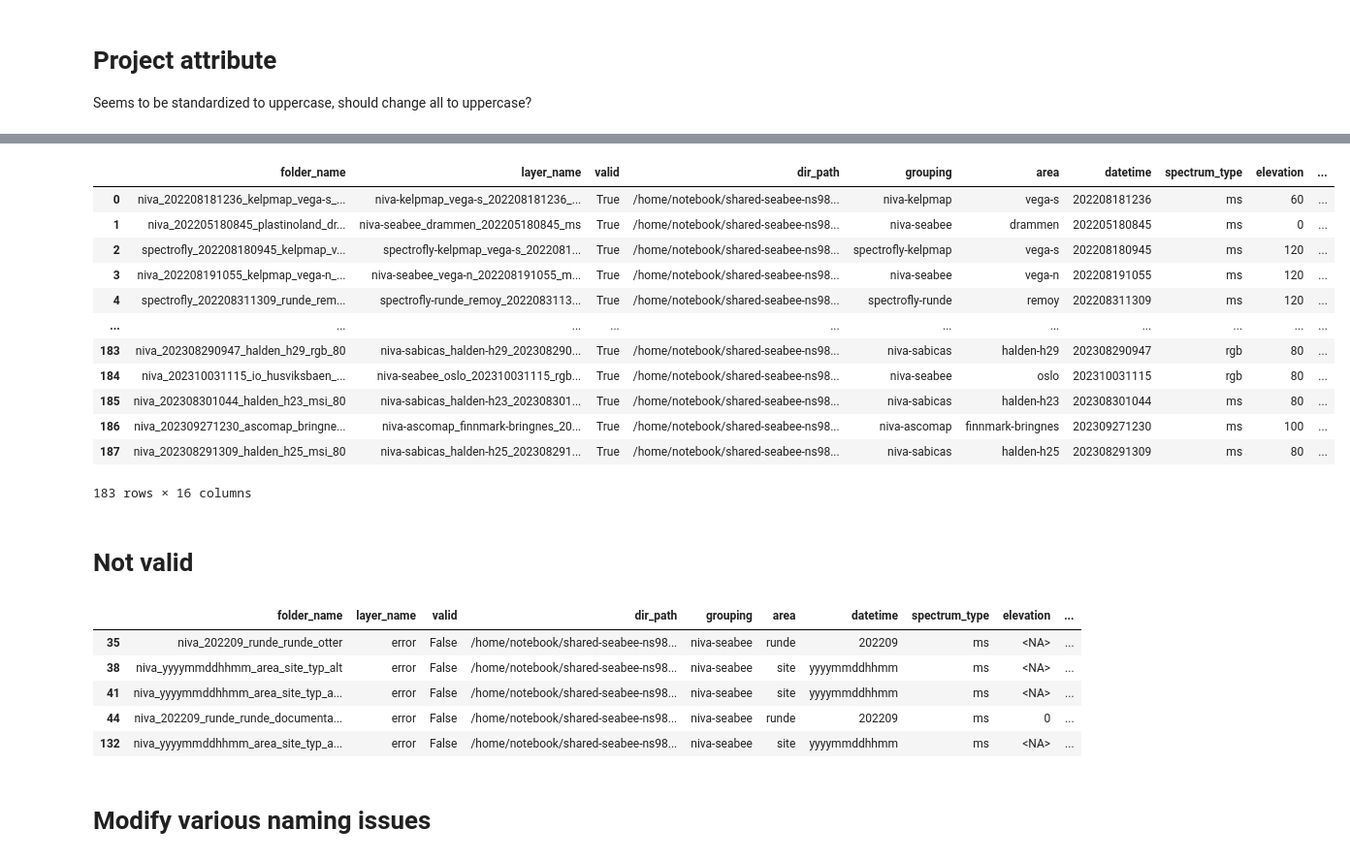
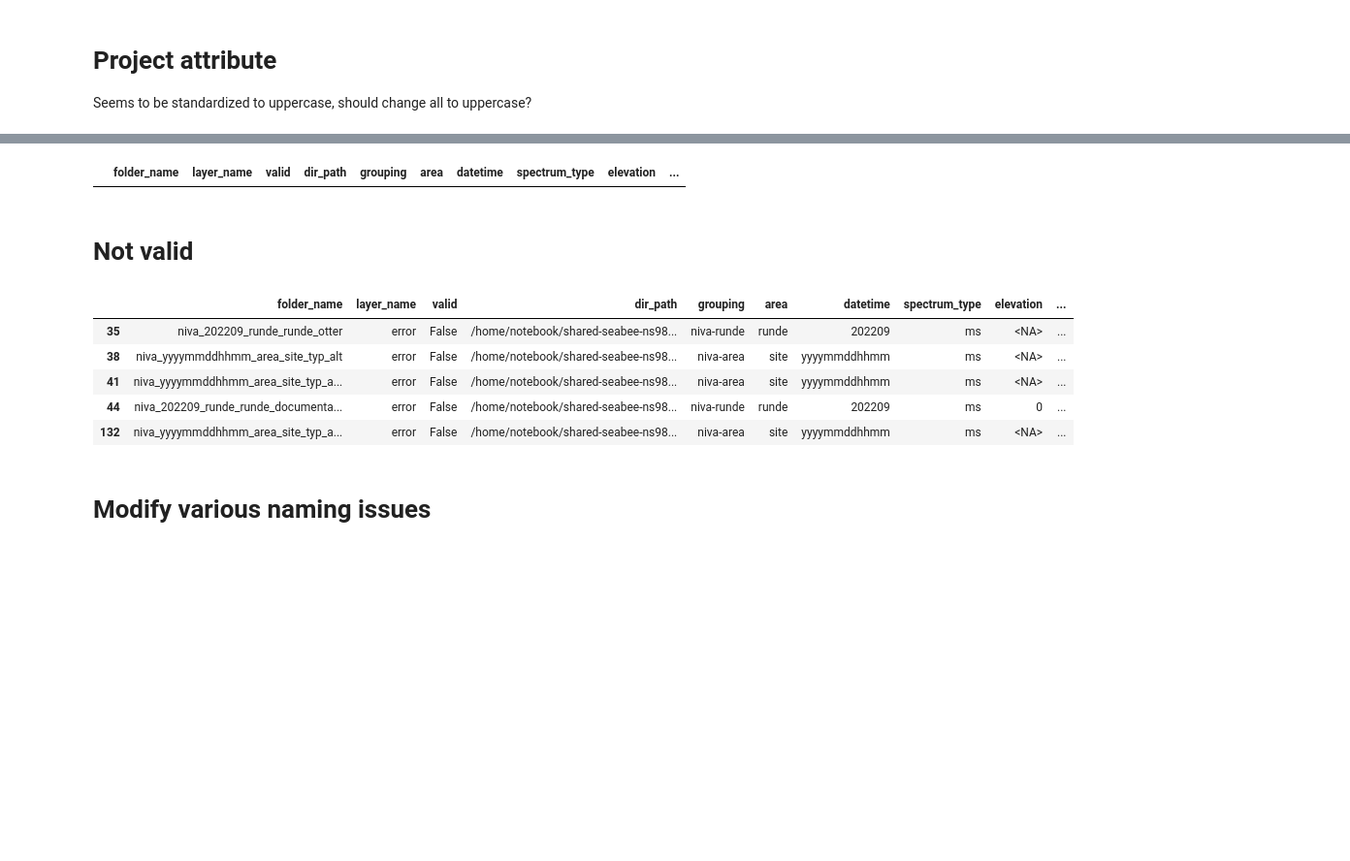
Before and after one commit to SeaBee-no/seabeepy, a Jupyter notebook: notebooks/refactor_config_niva.ipynb, the cells around one changed output, grey strips where cells are left out. Shown at 97% size. Drawn from its saved outputs; the diff is of its cells as text; code cells hidden in the pictures; blank space fills up the shorter version.

Commit message:
dump csv for walkthrough of naming

```diff
--- a/notebooks/refactor_config_niva.ipynb
+++ b/notebooks/refactor_config_niva.ipynb
@@ -108,6 +108,7 @@ def merge_conf(folder_config: dict, existing_config: dict) -> dict:
         new_config["area"] = folder_config["area"]
     if new_config["spectrum_type"] is None:
         new_config["spectrum_type"] = existing_config["spectrum_type"]
+    new_config["folder_grouping"] = folder_config["grouping"]
     return apply_rules(new_config)
 
 
@@ -123,6 +124,12 @@ def apply_rules(config: dict):
     if "oldberg" in config["area"]:
         config["area"] = config["area"].replace("oldberg", "olberg")
 
+    if config["area"].startswith("olberg"):
+        config["area"] = "larvik-" + config["area"]
+
+    if config["area"].startswith("remoy"):
+        config["area"] = "runde-" + config["area"]
+
     if config["project"] is None:
         # Around three missions with missing project, use seabee
         config["project"] = "seabee"
@@ -131,6 +138,18 @@ def apply_rules(config: dict):
 
     if config["project"] in ["runderunderunderunde", "srunde"]:
         config["project"] = "runde"
+
+    # Check folder grouping
+    if config["project"] in ["seabee"]:
+        # try to use naming from folder name for project
+        config["project"] = config["folder_grouping"]
+
+    if config["project"] == "oslo":
+        config["project"] = "io"
+
+    if config["project"]== "larvik":
+        # spresial rule for larvik ending up as project?
+        config["project"] = "seabee"
 
     if config["organisation"] in ["spectorfly"]:
         config["organisation"] = "spectrofly"
@@ -148,10 +167,10 @@ def to_seabee_config(df: pd.DataFrame, tmp_dir):
     mission_dict = dict(folder_name=[], layer_name=[], valid=[], dir_path=[])
     keys = template_config().keys()
     mission_dict.update({k: [] for k in keys})
-
+    mission_dict["folder_grouping"] = []
     for _, data in df.iterrows():
         mission_name = data["folder_name"]
-        config = apply_rules(data[keys].to_dict())
+        config = apply_rules(data[list(keys) + ["folder_grouping"]].to_dict())
         clean_config = {k: config[k] for k in keys if config[k] is not None}
         nfiles = len(sb.ortho.list_images(data.dir_path / "images", verbose=False))
         mission_dict["folder_name"].append(mission_name)
@@ -175,6 +194,7 @@ def to_seabee_config(df: pd.DataFrame, tmp_dir):
             mission_dict[k].append(v)
         mission_dict["dir_path"].append(data.dir_path)
 
+
     return pd.DataFrame(mission_dict).astype(dict(elevation="Int16"))
 # %%
 dir_list = [
@@ -189,7 +209,7 @@ tmp_dir.mkdir(exist_ok=True)
 # %%
 mission_dict = dict(folder_name=[], dir_path=[])
 mission_dict.update({k: [] for k in template_config().keys()})
-
+mission_dict["folder_grouping"] = []
 for dir_path in dir_list:
     # Update config
     mission_name = os.path.split(dir_path)[-1]
@@ -375,30 +430,18 @@ df.groupby("project").first()
 # %%
-df[df.valid]
+df[df.project=="larvik"]
 # %% [output]
 |  | folder_name | layer_name | valid | dir_path | grouping | area | datetime | spectrum_type | elevation | ... |
-| 0 | niva_202208181236_kelpmap_vega-s_... | niva-kelpmap_vega-s_202208181236_... | True | /home/notebook/shared-seabee-ns98... | niva-kelpmap | vega-s | 202208181236 | ms | 60 | ... |
-| 1 | niva_202205180845_plastinoland_dr... | niva-seabee_drammen_202205180845_ms | True | /home/notebook/shared-seabee-ns98... | niva-seabee | drammen | 202205180845 | ms | 0 | ... |
-| 2 | spectrofly_202208180945_kelpmap_v... | spectrofly-kelpmap_vega-s_2022081... | True | /home/notebook/shared-seabee-ns98... | spectrofly-kelpmap | vega-s | 202208180945 | ms | 120 | ... |
-| 3 | niva_202208191055_kelpmap_vega-n_... | niva-seabee_vega-n_202208191055_m... | True | /home/notebook/shared-seabee-ns98... | niva-seabee | vega-n | 202208191055 | ms | 120 | ... |
-| 4 | spectrofly_202208311309_runde_rem... | spectrofly-runde_remoy_2022083113... | True | /home/notebook/shared-seabee-ns98... | spectrofly-runde | remoy | 202208311309 | ms | 120 | ... |
-| ... | ... | ... | ... | ... | ... | ... | ... | ... | ... | ... |
-| 183 | niva_202308290947_halden_h29_rgb_80 | niva-sabicas_halden-h29_202308290... | True | /home/notebook/shared-seabee-ns98... | niva-sabicas | halden-h29 | 202308290947 | rgb | 80 | ... |
-| 184 | niva_202310031115_io_husviksbaen_... | niva-seabee_oslo_202310031115_rgb... | True | /home/notebook/shared-seabee-ns98... | niva-seabee | oslo | 202310031115 | rgb | 80 | ... |
-| 185 | niva_202308301044_halden_h23_msi_80 | niva-sabicas_halden-h23_202308301... | True | /home/notebook/shared-seabee-ns98... | niva-sabicas | halden-h23 | 202308301044 | ms | 80 | ... |
-| 186 | niva_202309271230_ascomap_bringne... | niva-ascomap_finnmark-bringnes_20... | True | /home/notebook/shared-seabee-ns98... | niva-ascomap | finnmark-bringnes | 202309271230 | ms | 100 | ... |
-| 187 | niva_202308291309_halden_h25_msi_80 | niva-sabicas_halden-h25_202308291... | True | /home/notebook/shared-seabee-ns98... | niva-sabicas | halden-h25 | 202308291309 | ms | 80 | ... |
-183 rows × 16 columns
 # %% [markdown]
 # Not valid
 # %%
 df[~df.valid]
 # %% [output]
 |  | folder_name | layer_name | valid | dir_path | grouping | area | datetime | spectrum_type | elevation | ... |
-| 35 | niva_202209_runde_runde_otter | error | False | /home/notebook/shared-seabee-ns98... | niva-seabee | runde | 202209 | ms | <NA> | ... |
-| 38 | niva_yyyymmddhhmm_area_site_typ_alt | error | False | /home/notebook/shared-seabee-ns98... | niva-seabee | site | yyyymmddhhmm | ms | <NA> | ... |
-| 41 | niva_yyyymmddhhmm_area_site_typ_a... | error | False | /home/notebook/shared-seabee-ns98... | niva-seabee | site | yyyymmddhhmm | ms | <NA> | ... |
-| 44 | niva_202209_runde_runde_documenta... | error | False | /home/notebook/shared-seabee-ns98... | niva-seabee | runde | 202209 | ms | 0 | ... |
-| 132 | niva_yyyymmddhhmm_area_site_typ_a... | error | False | /home/notebook/shared-seabee-ns98... | niva-seabee | site | yyyymmddhhmm | ms | <NA> | ... |
+| 35 | niva_202209_runde_runde_otter | error | False | /home/notebook/shared-seabee-ns98... | niva-runde | runde | 202209 | ms | <NA> | ... |
+| 38 | niva_yyyymmddhhmm_area_site_typ_alt | error | False | /home/notebook/shared-seabee-ns98... | niva-area | site | yyyymmddhhmm | ms | <NA> | ... |
+| 41 | niva_yyyymmddhhmm_area_site_typ_a... | error | False | /home/notebook/shared-seabee-ns98... | niva-area | site | yyyymmddhhmm | ms | <NA> | ... |
+| 44 | niva_202209_runde_runde_documenta... | error | False | /home/notebook/shared-seabee-ns98... | niva-runde | runde | 202209 | ms | 0 | ... |
+| 132 | niva_yyyymmddhhmm_area_site_typ_a... | error | False | /home/notebook/shared-seabee-ns98... | niva-area | site | yyyymmddhhmm | ms | <NA> | ... |
 # %% [markdown]
 # Modify various naming issues
 # %%
```
Also changed, not shown: parts of 13 cells of this notebook.
